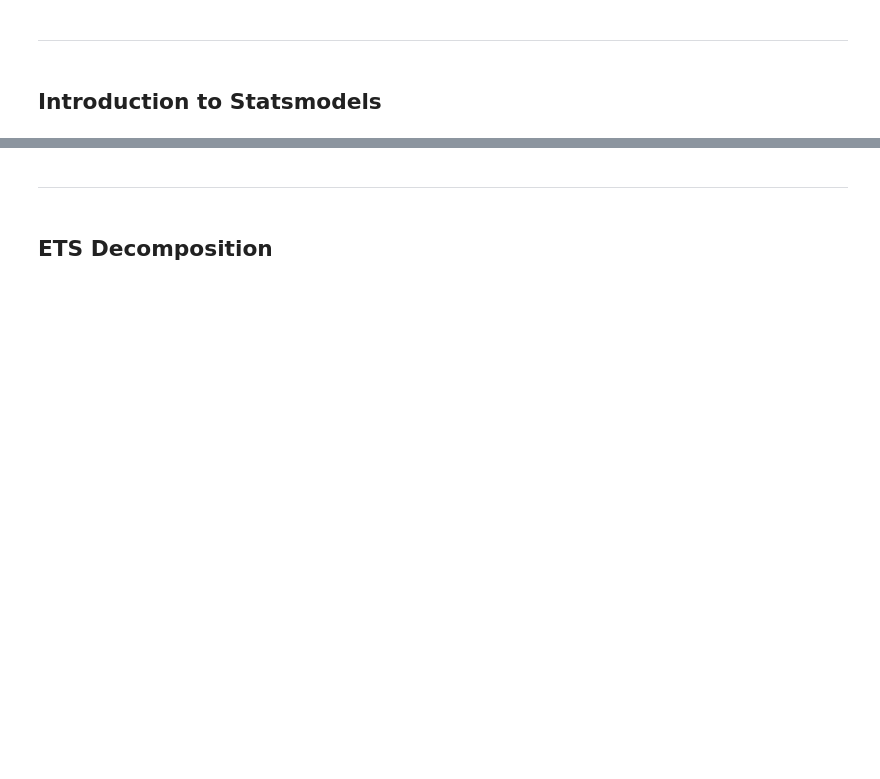
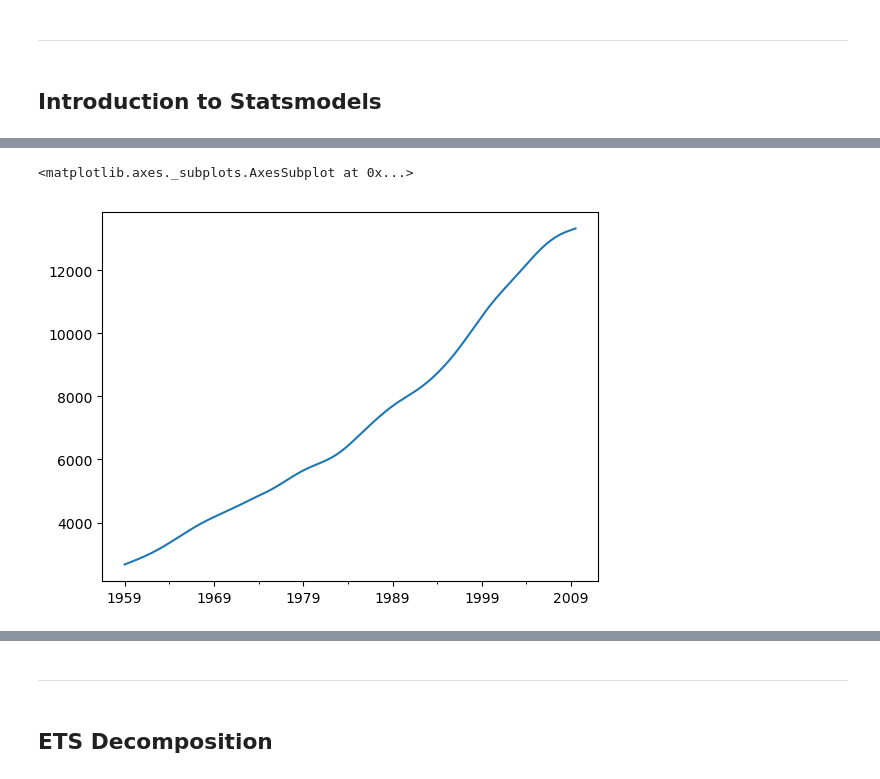
Before and after one commit to BrunoMonti/-Re-Training, a Jupyter notebook: Udemy/Python for Time Series Data Analysis/Time Series Analysis with Statsmodels.ipynb, the cells around one changed output, grey strips where cells are left out. Cells and saved outputs as stored; diff of their text form; code cells hidden in the pictures; blank space fills up the shorter version.

```diff
--- a/Udemy/Python for Time Series Data Analysis/Time Series Analysis with Statsmodels.ipynb
+++ b/Udemy/Python for Time Series Data Analysis/Time Series Analysis with Statsmodels.ipynb
@@ -15,0 +40,5 @@ import numpy as np
+# %%
+gdp_trend.plot()
+# %% [output]
+<matplotlib.axes._subplots.AxesSubplot at 0x...>
+[figure, added]
```
Also changed, not shown: parts of 36 cells of this notebook.
